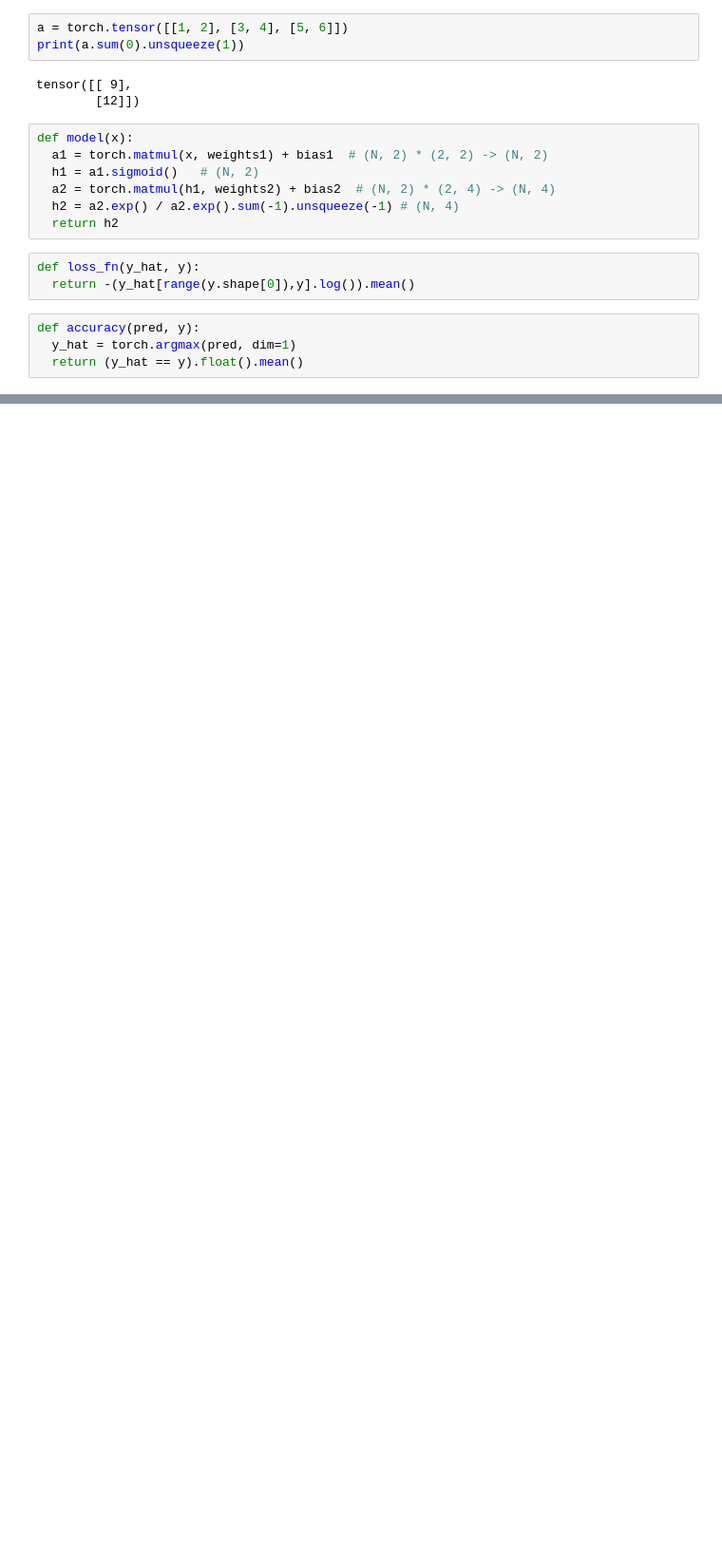
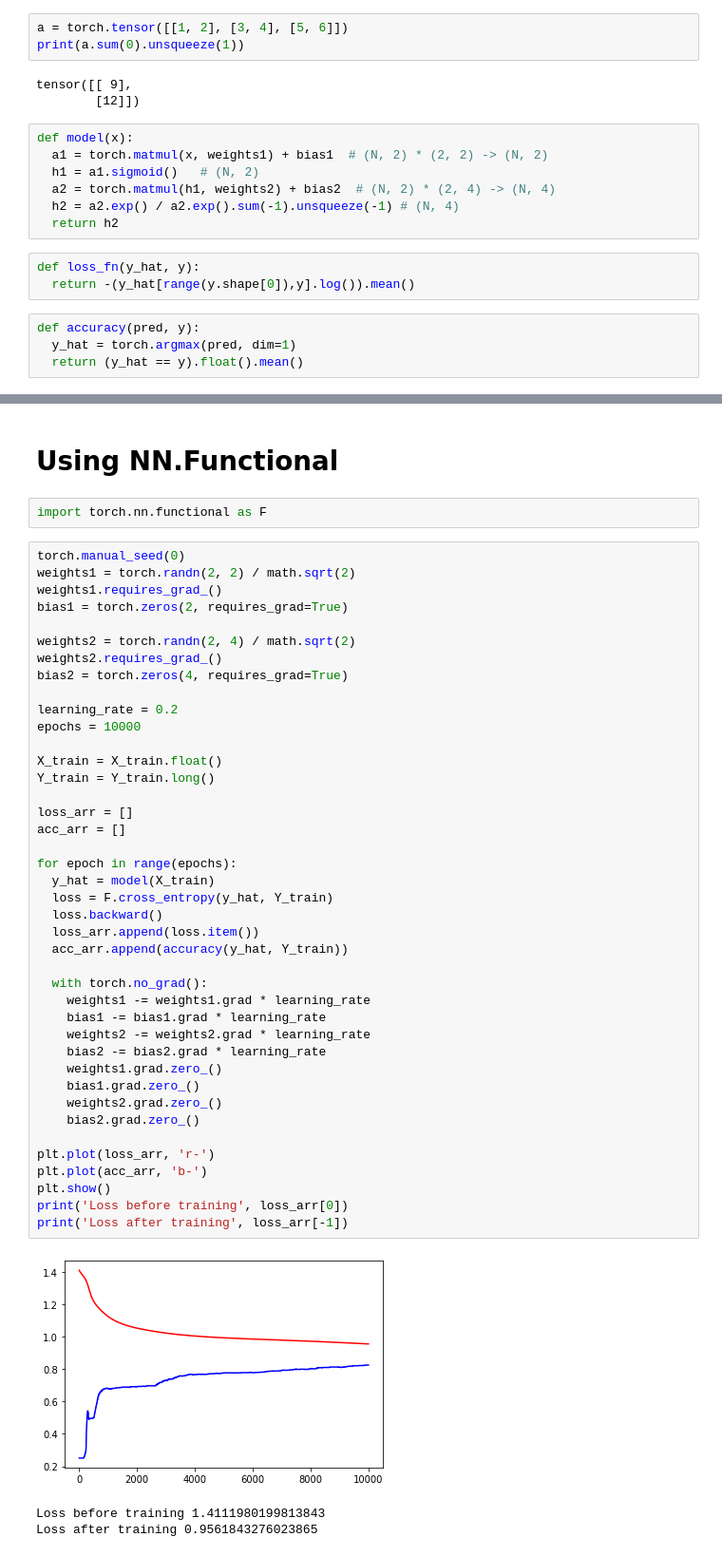
Before and after one commit to Arpitkamal/Deep-learning-107-Introduction-to-Pytorch, a Jupyter notebook: FFNetworkWithPyTorch.ipynb, the cells around one changed output, grey strips where cells are left out. Shown: that part at 95% size. Saved outputs shown, nothing was run; the diff lists cells and outputs as text; blank space fills up the shorter version.

Commit message:
Making code more simple and clear using Pytorch

```diff
--- a/FFNetworkWithPyTorch.ipynb
+++ b/FFNetworkWithPyTorch.ipynb
@@ -102,0 +146,49 @@ torch.manual_seed(0)
+# %% [markdown]
+# Using NN.Functional
+# %%
+import torch.nn.functional as F
+# %%
+torch.manual_seed(0)
+weights1 = torch.randn(2, 2) / math.sqrt(2)
+weights1.requires_grad_()
+bias1 = torch.zeros(2, requires_grad=True)
+
+weights2 = torch.randn(2, 4) / math.sqrt(2)
+weights2.requires_grad_()
+bias2 = torch.zeros(4, requires_grad=True)
+
+learning_rate = 0.2
+epochs = 10000
+
+X_train = X_train.float()
+Y_train = Y_train.long()
+
+loss_arr = []
+acc_arr = []
+
+for epoch in range(epochs):
+  y_hat = model(X_train)
+  loss = F.cross_entropy(y_hat, Y_train)
+  loss.backward()
+  loss_arr.append(loss.item())
+  acc_arr.append(accuracy(y_hat, Y_train))
+
+  with torch.no_grad():
+    weights1 -= weights1.grad * learning_rate
+    bias1 -= bias1.grad * learning_rate
+    weights2 -= weights2.grad * learning_rate
+    bias2 -= bias2.grad * learning_rate
+    weights1.grad.zero_()
+    bias1.grad.zero_()
+    weights2.grad.zero_()
+    bias2.grad.zero_()
+
+plt.plot(loss_arr, 'r-')
+plt.plot(acc_arr, 'b-')
+plt.show()
+print('Loss before training', loss_arr[0])
+print('Loss after training', loss_arr[-1])
+# %% [output]
+[figure, added]
+Loss before training 1.4111980199813843
+Loss after training 0.9561843276023865
```
Also changed, not shown: parts of 15 cells of this notebook.
